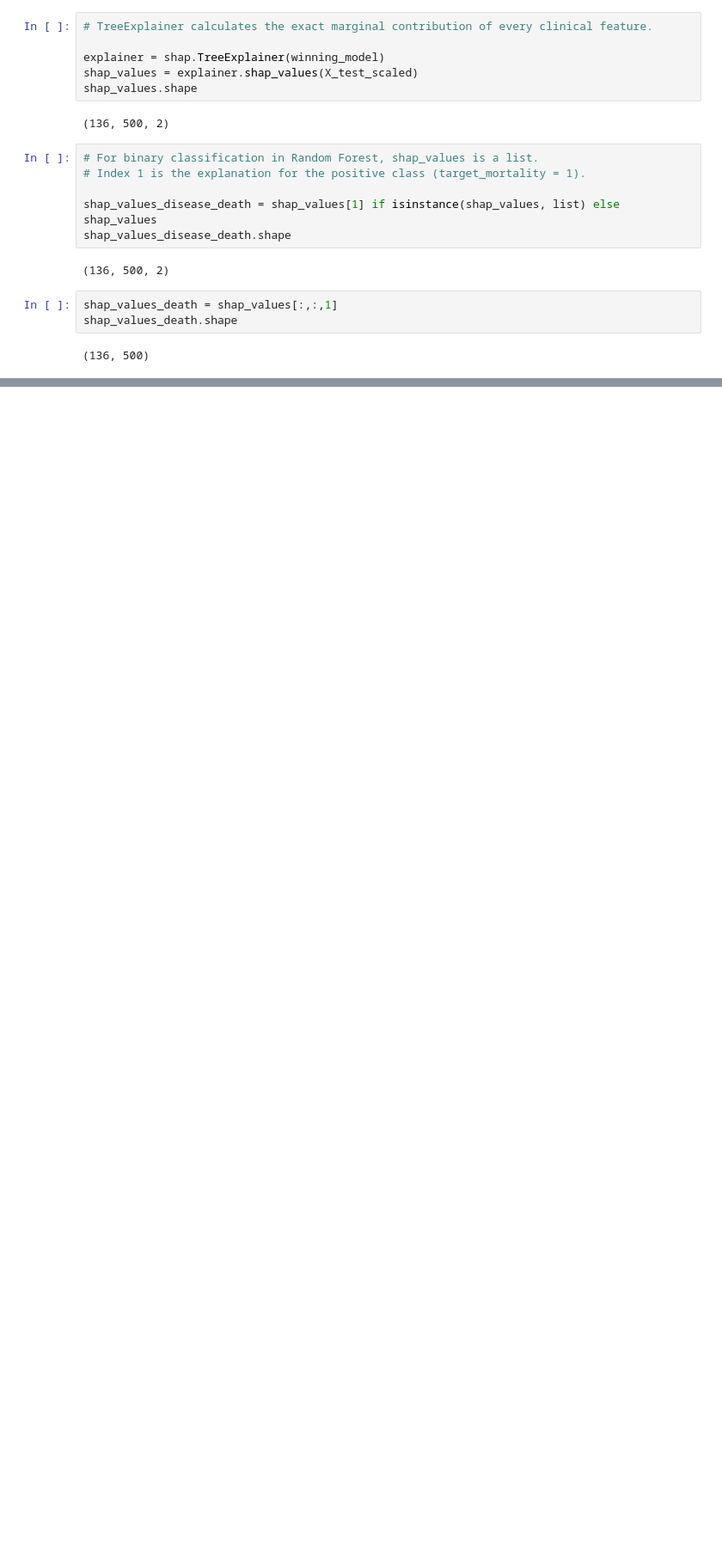
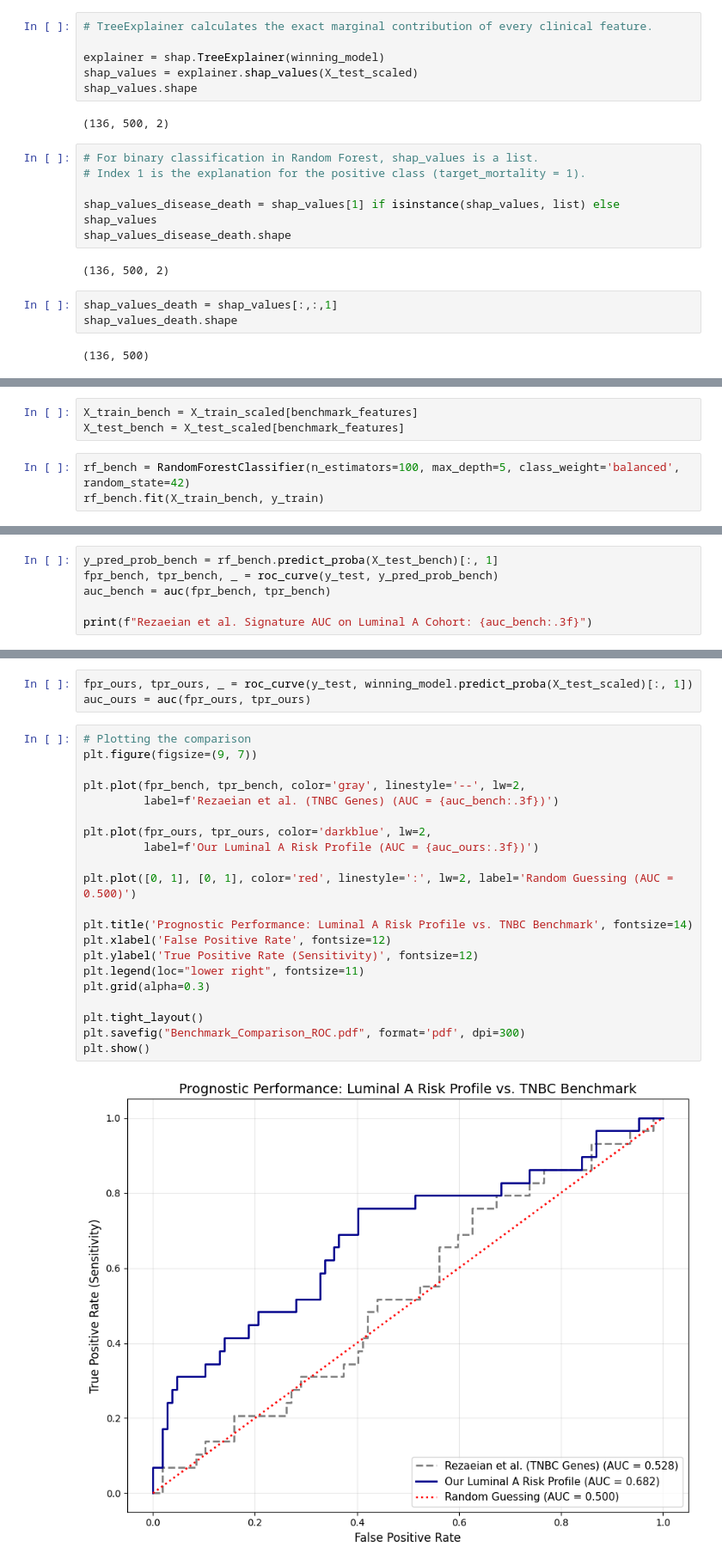
Before and after one commit to AlexandrosMiteloudis/DAMA_Hackathon, a Jupyter notebook: METABRIC_CIBCB_pipeline.ipynb, the cells around one changed output, grey strips where cells are left out. Shown at 86% size. Drawn from its saved outputs; the diff is of its cells as text; blank space fills up the shorter version.

Commit message:
add benchmark against Rezaeian feature selection

```diff
--- a/METABRIC_CIBCB_pipeline.ipynb
+++ b/METABRIC_CIBCB_pipeline.ipynb
@@ -500,0 +520,6 @@ plt.show()
+# %%
+X_train_bench = X_train_scaled[benchmark_features]
+X_test_bench = X_test_scaled[benchmark_features]
+# %%
+rf_bench = RandomForestClassifier(n_estimators=100, max_depth=5, class_weight='balanced', random_state=42)
+rf_bench.fit(X_train_bench, y_train)
@@ -500,0 +528,6 @@ plt.show()
+# %%
+y_pred_prob_bench = rf_bench.predict_proba(X_test_bench)[:, 1]
+fpr_bench, tpr_bench, _ = roc_curve(y_test, y_pred_prob_bench)
+auc_bench = auc(fpr_bench, tpr_bench)
+
+print(f"Rezaeian et al. Signature AUC on Luminal A Cohort: {auc_bench:.3f}")
@@ -500,0 +536,26 @@ plt.show()
+# %%
+fpr_ours, tpr_ours, _ = roc_curve(y_test, winning_model.predict_proba(X_test_scaled)[:, 1])
+auc_ours = auc(fpr_ours, tpr_ours)
+# %%
+# Plotting the comparison
+plt.figure(figsize=(9, 7))
+
+plt.plot(fpr_bench, tpr_bench, color='gray', linestyle='--', lw=2,
+         label=f'Rezaeian et al. (TNBC Genes) (AUC = {auc_bench:.3f})')
+
+plt.plot(fpr_ours, tpr_ours, color='darkblue', lw=2,
+         label=f'Our Luminal A Risk Profile (AUC = {auc_ours:.3f})')
+
+plt.plot([0, 1], [0, 1], color='red', linestyle=':', lw=2, label='Random Guessing (AUC = 0.500)')
+
+plt.title('Prognostic Performance: Luminal A Risk Profile vs. TNBC Benchmark', fontsize=14)
+plt.xlabel('False Positive Rate', fontsize=12)
+plt.ylabel('True Positive Rate (Sensitivity)', fontsize=12)
+plt.legend(loc="lower right", fontsize=11)
+plt.grid(alpha=0.3)
+
+plt.tight_layout()
+plt.savefig("Benchmark_Comparison_ROC.pdf", format='pdf', dpi=300)
+plt.show()
+# %% [output]
+[figure, added]
```
Also changed, not shown: parts of 14 cells of this notebook.
